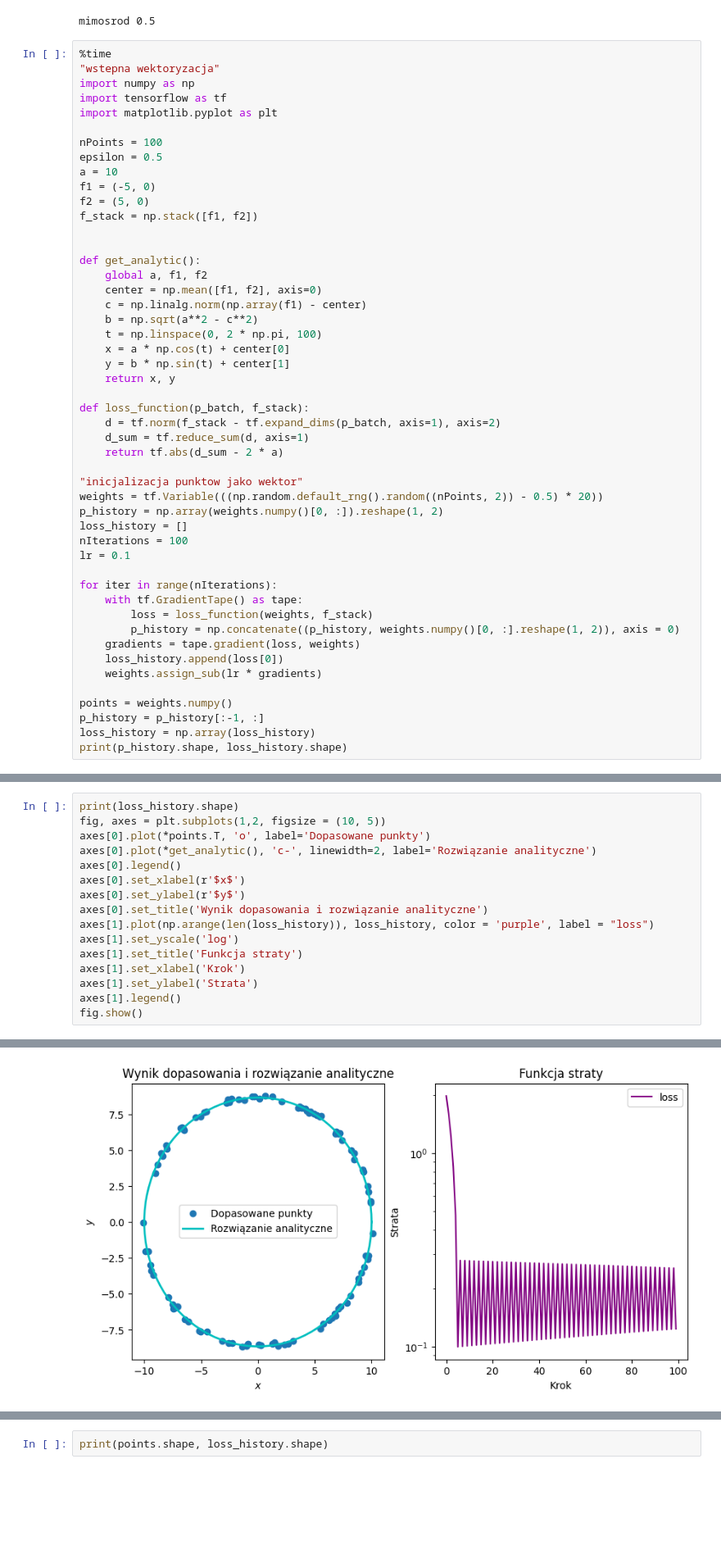
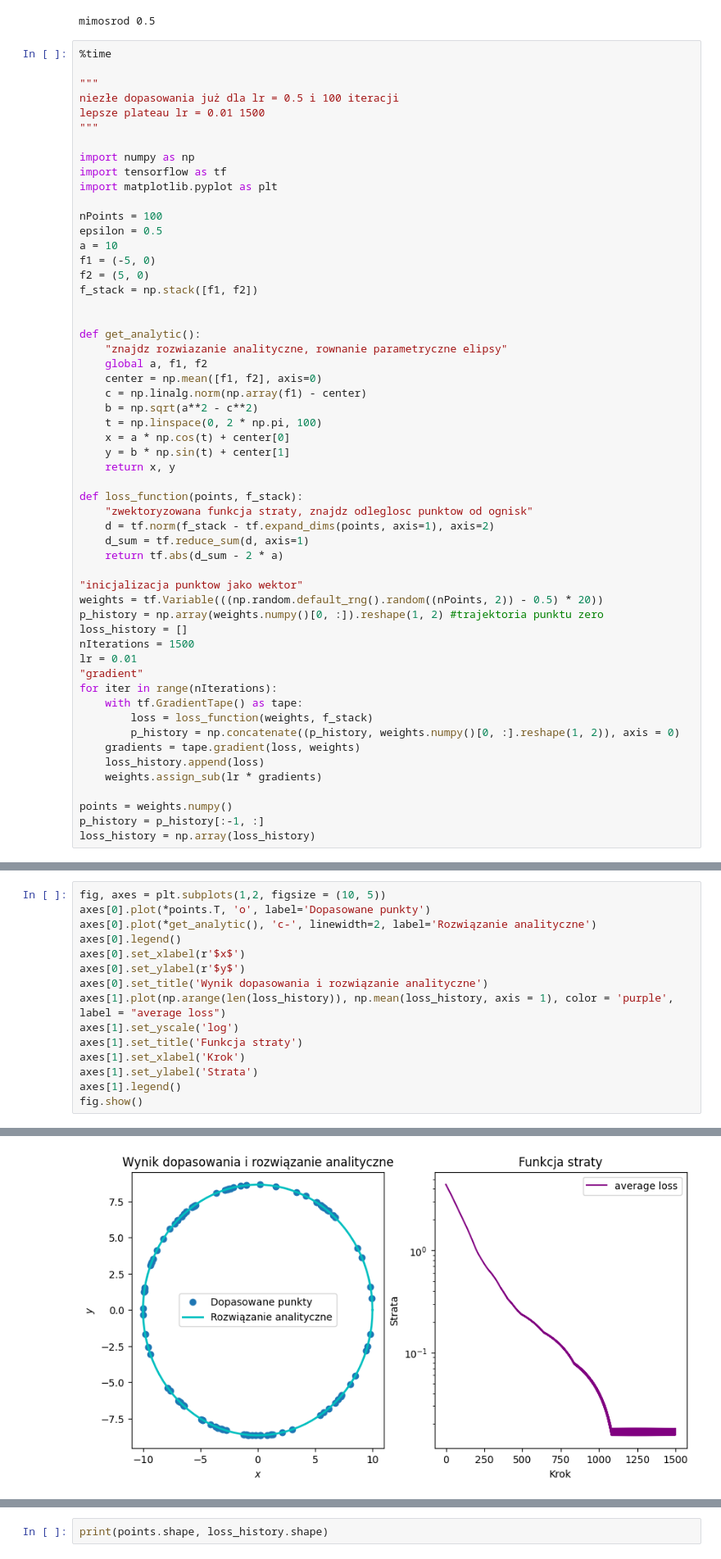
Before and after one commit to bkasza/MLII, a Jupyter notebook: 05.03/02_Podstawowe_pojecia.ipynb, the cells around one changed output, grey strips where cells are left out. Shown: that part at 82% size. Drawn from its saved outputs; the diff is of its cells as text; blank space fills up the shorter version.

```diff
--- a/05.03/02_Podstawowe_pojecia.ipynb
+++ b/05.03/02_Podstawowe_pojecia.ipynb
@@ -926,7 +926,12 @@ _ = get_analytic()
 mimosrod 0.5
 # %%
 %time
-"wstepna wektoryzacja"
+
+"""
+niezłe dopasowania już dla lr = 0.5 i 100 iteracji
+lepsze plateau lr = 0.01 1500
+"""
+
 import numpy as np
 import tensorflow as tf
 import matplotlib.pyplot as plt
@@ -940,6 +945,7 @@ f_stack = np.stack([f1, f2])
 
 
 def get_analytic():
+    "znajdz rozwiazanie analityczne, rownanie parametryczne elipsy"
     global a, f1, f2
     center = np.mean([f1, f2], axis=0)
     c = np.linalg.norm(np.array(f1) - center)
@@ -949,28 +955,28 @@ def get_analytic():
     y = b * np.sin(t) + center[1]
     return x, y
 
-def loss_function(p_batch, f_stack):
-    d = tf.norm(f_stack - tf.expand_dims(p_batch, axis=1), axis=2)
+def loss_function(points, f_stack):
+    "zwektoryzowana funkcja straty, znajdz odleglosc punktow od ognisk"
+    d = tf.norm(f_stack - tf.expand_dims(points, axis=1), axis=2)
     d_sum = tf.reduce_sum(d, axis=1)
     return tf.abs(d_sum - 2 * a)
 
 "inicjalizacja punktow jako wektor"
 weights = tf.Variable(((np.random.default_rng().random((nPoints, 2)) - 0.5) * 20))
-p_history = np.array(weights.numpy()[0, :]).reshape(1, 2)
+p_history = np.array(weights.numpy()[0, :]).reshape(1, 2) #trajektoria punktu zero
 loss_history = []
-nIterations = 100
-lr = 0.1
-
+nIterations = 1500
+lr = 0.01
+"gradient"
 for iter in range(nIterations):
     with tf.GradientTape() as tape:
         loss = loss_function(weights, f_stack)
         p_history = np.concatenate((p_history, weights.numpy()[0, :].reshape(1, 2)), axis = 0)
     gradients = tape.gradient(loss, weights)
-    loss_history.append(loss[0])
+    loss_history.append(loss)
     weights.assign_sub(lr * gradients)
 
 points = weights.numpy()
 p_history = p_history[:-1, :]
 loss_history = np.array(loss_history)
-print(p_history.shape, loss_history.shape)
 # %% [output]
@@ -980,5 +985,4 @@ Wall time: 6.91 µs
 # %%
-print(loss_history.shape)
 fig, axes = plt.subplots(1,2, figsize = (10, 5))
 axes[0].plot(*points.T, 'o', label='Dopasowane punkty')
 axes[0].plot(*get_analytic(), 'c-', linewidth=2, label='Rozwiązanie analityczne')
@@ -986,7 +990,7 @@ axes[0].legend()
 axes[0].set_xlabel(r'$x$')
 axes[0].set_ylabel(r'$y$')
 axes[0].set_title('Wynik dopasowania i rozwiązanie analityczne')
-axes[1].plot(np.arange(len(loss_history)), loss_history, color = 'purple', label = "loss")
+axes[1].plot(np.arange(len(loss_history)), np.mean(loss_history, axis = 1), color = 'purple', label = "average loss")
 axes[1].set_yscale('log')
 axes[1].set_title('Funkcja straty')
 axes[1].set_xlabel('Krok')
@@ -998,2 +1001,2 @@ fig.show()
-[figure, old version]
+[figure, new version]
 # %%
```
Also changed, not shown: parts of 3 cells of this notebook.
